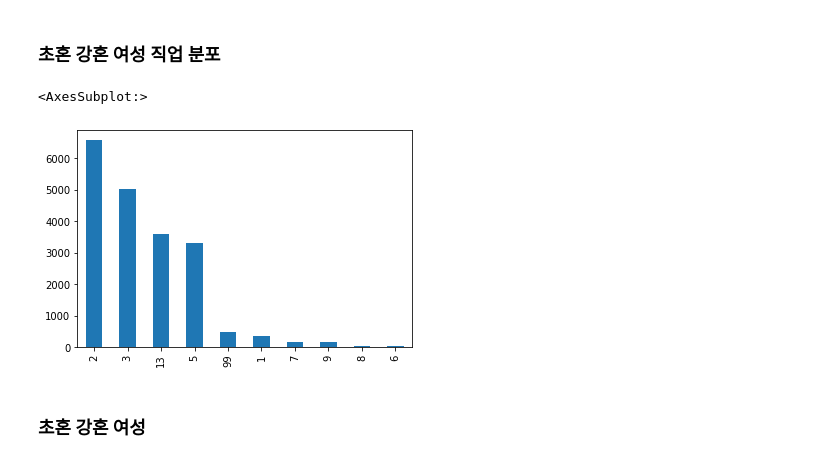
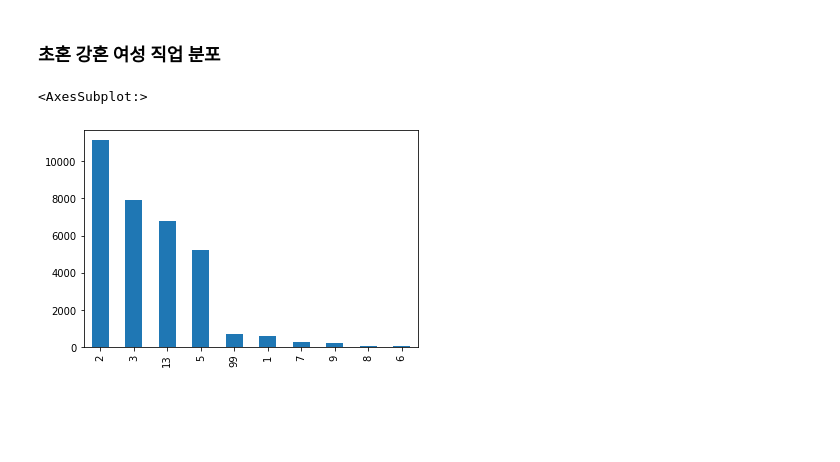
Before and after one commit to ohMinyoung22/science_project, a Jupyter notebook: eda/hypogamy_eda.ipynb, the cells around one changed output. Drawn from its saved outputs; the diff is of its cells as text; code cells hidden in the pictures; blank space fills up the shorter version.

```diff
--- a/eda/hypogamy_eda.ipynb
+++ b/eda/hypogamy_eda.ipynb
@@ -133,11 +133,9 @@ Ttest_indResult(statistic=-3.021883938344976, pvalue=0.9987435965154602)
 # %%
 # 대졸/대학원졸 출신 높음 -> 전문가 비율 높을 것
 
-getDataFrame(1)[11]['아내직업코드'].value_counts().plot.bar()
+getDataFrame(1)[9]['아내직업코드'].value_counts().plot.bar()
 
 # 2017년까지는 무직/주부 제일 높으나 전문가 수가 꾸준히 추격, 2018년부터는 전문가 수가 1위 유지
 # %% [output]
 <AxesSubplot:>
-[figure, old version]
+[figure, new version]
-# %% [markdown]
-### 초혼 강혼 여성
```
Also changed, not shown: parts of 4 cells of this notebook.
